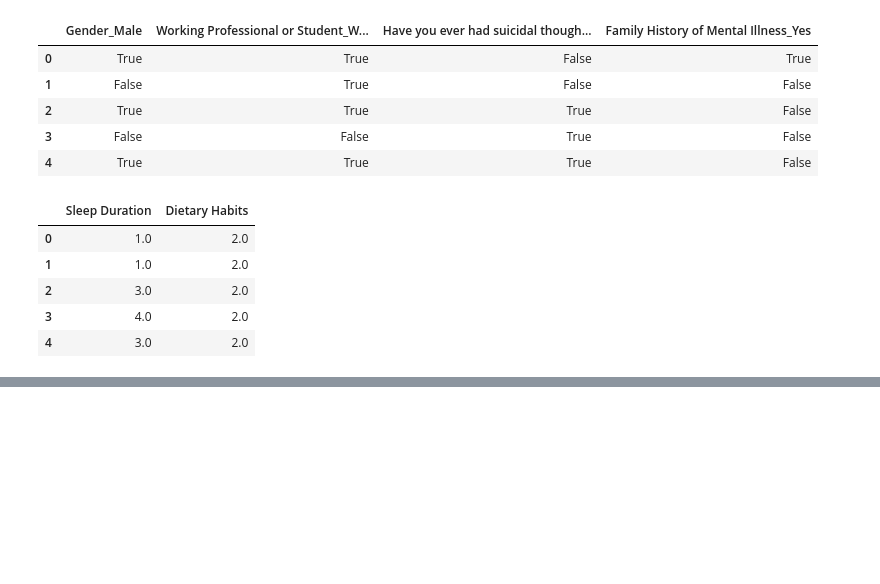
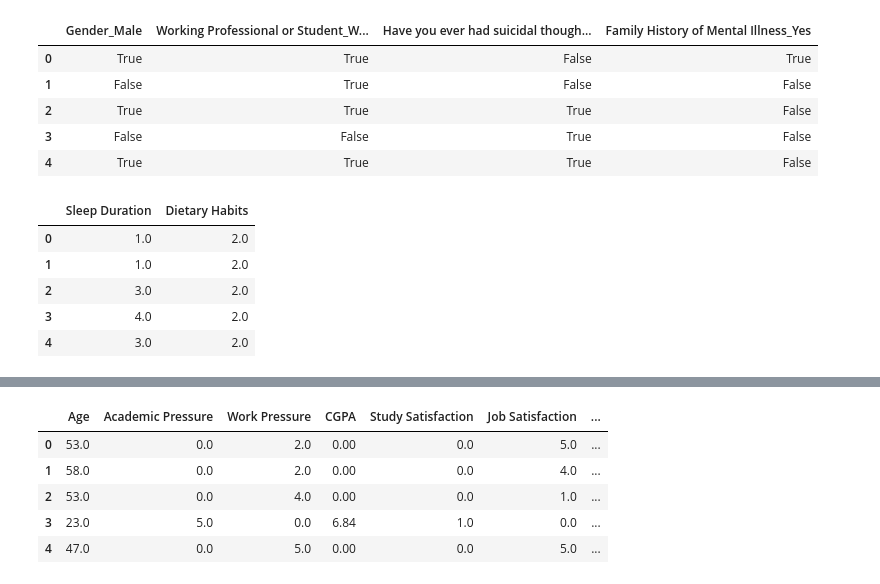
Before and after one commit to ricrichardthomas1/kaggle_mental, a Jupyter notebook: mental.ipynb, the cells around one changed output, grey strips where cells are left out. Saved outputs shown, nothing was run; the diff lists cells and outputs as text; code cells hidden in the pictures; blank space fills up the shorter version.

```diff
--- a/mental.ipynb
+++ b/mental.ipynb
@@ -774,0 +817,10 @@ val_ordinal.head()
+# %%
+df_val_transformed = pd.concat([df_val[[x for x in df_val.columns if df_val[x].dtype != 'object']],val_dummies,val_ordinal,val_city_target_enc,val_profession_target_enc,val_degree_target_enc], axis = 1)
+df_val_transformed.head()
+# %% [output]
+|  | Age | Academic Pressure | Work Pressure | CGPA | Study Satisfaction | Job Satisfaction | ... |
+| 0 | 53.0 | 0.0 | 2.0 | 0.00 | 0.0 | 5.0 | ... |
+| 1 | 58.0 | 0.0 | 2.0 | 0.00 | 0.0 | 4.0 | ... |
+| 2 | 53.0 | 0.0 | 4.0 | 0.00 | 0.0 | 1.0 | ... |
+| 3 | 23.0 | 5.0 | 0.0 | 6.84 | 1.0 | 0.0 | ... |
+| 4 | 47.0 | 0.0 | 5.0 | 0.00 | 0.0 | 5.0 | ... |
```
Also changed, not shown: parts of 19 cells of this notebook, 1 other file.
